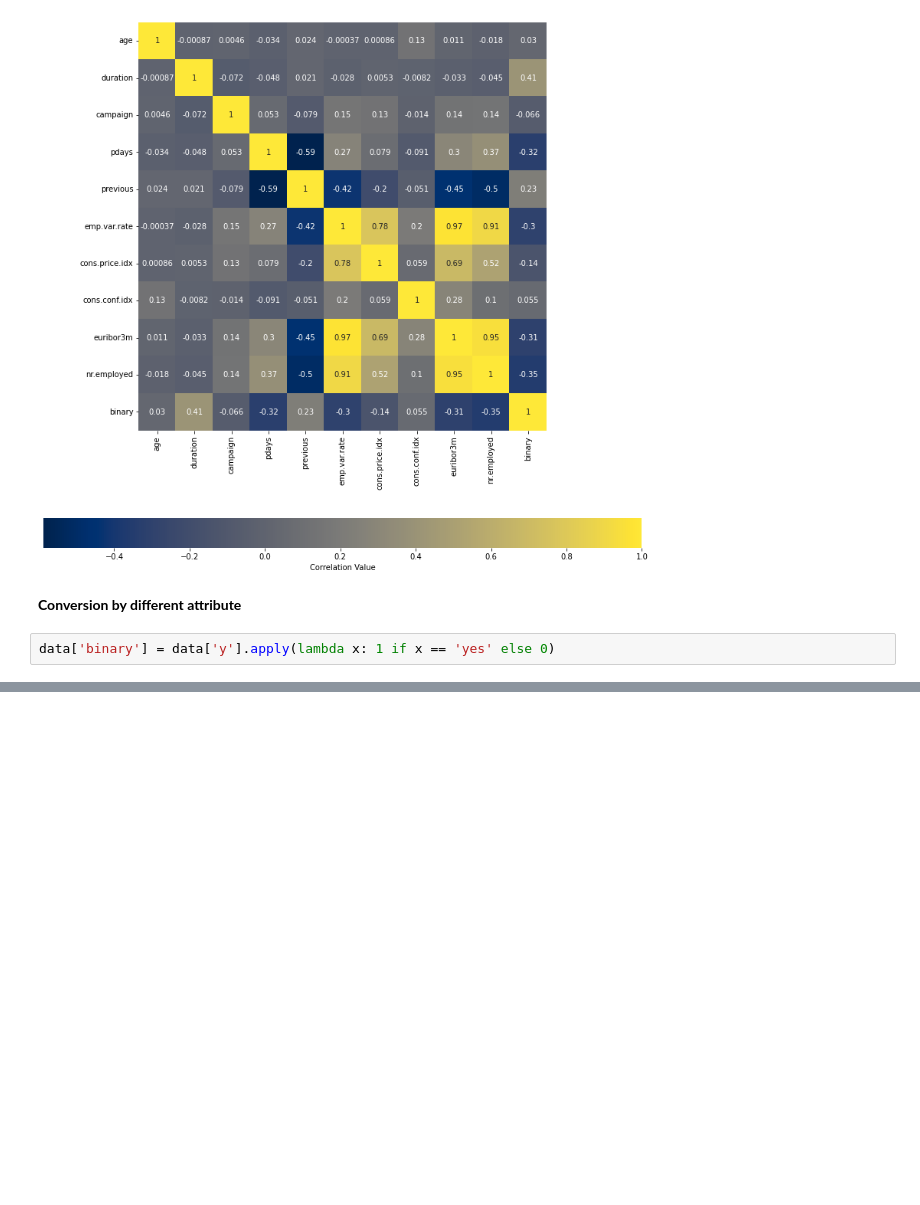
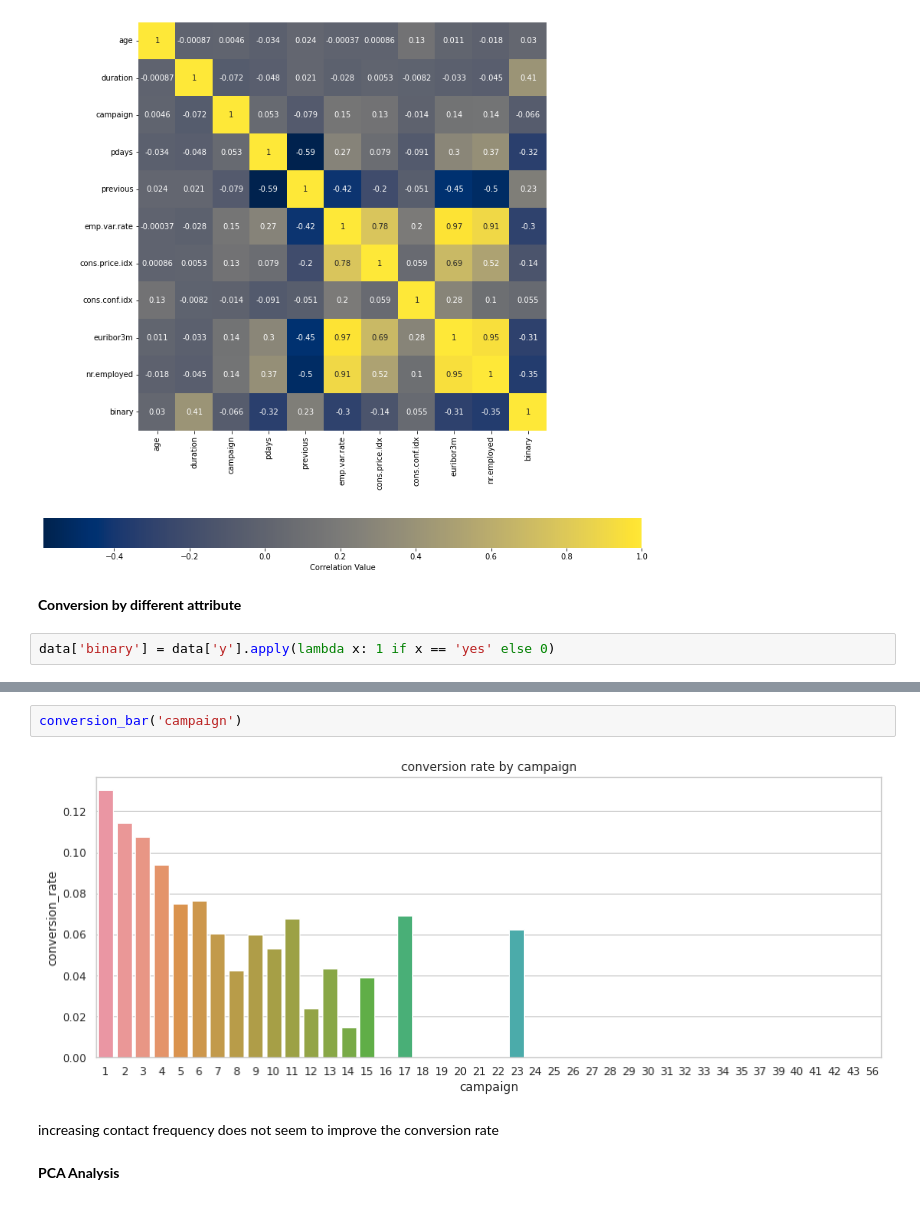
Before and after one commit to ShawnLiu119/Bank-Marketing_Clas-Clus-AppDev, a Jupyter notebook: BankMkt_EDA.ipynb, the cells around one changed output, grey strips where cells are left out. Drawn from its saved outputs; the diff is of its cells as text; blank space fills up the shorter version.

```diff
--- a/BankMkt_EDA.ipynb
+++ b/BankMkt_EDA.ipynb
@@ -130,0 +133,8 @@ conversion_bar('education')
+# %%
+conversion_bar('campaign')
+# %% [output]
+[figure, added]
+# %% [markdown]
+increasing contact frequency does not seem to improve the conversion rate
+# %% [markdown]
+**PCA Analysis**
```
Also changed, not shown: parts of 12 cells of this notebook.
